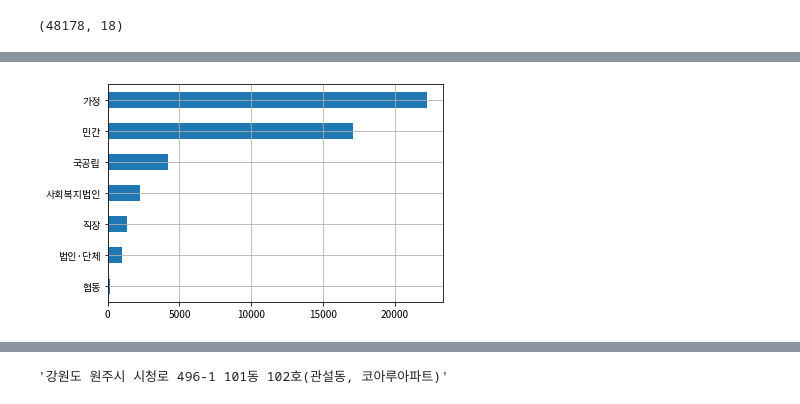
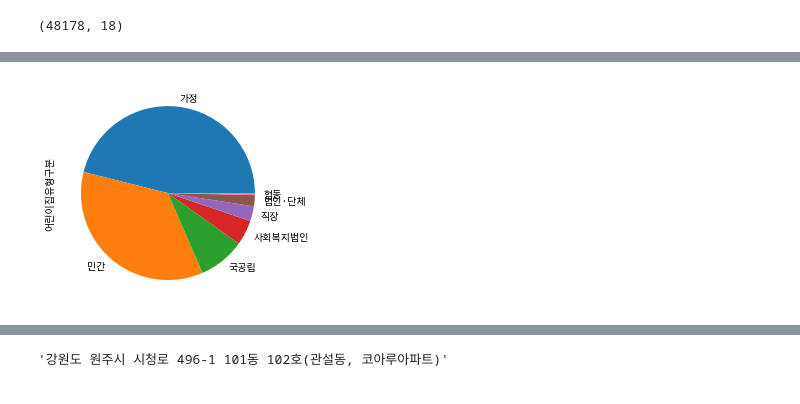
Before and after one commit to ahastudio/CodingLife, a Jupyter notebook: 20190908/python/child-house.ipynb, the cells around one changed output, grey strips where cells are left out. Saved outputs shown, nothing was run; the diff lists cells and outputs as text; code cells hidden in the pictures.

Commit message:
DataFrame 정리

```diff
--- a/20190908/python/child-house.ipynb
+++ b/20190908/python/child-house.ipynb
@@ -75,0 +87,8 @@ Name: 어린이집유형구분, dtype: int64
+# %%
+simple_df = df.drop(columns=[
+    '어린이집전화번호', '어린이집팩스번호',
+    '보육실수', '놀이터수', 'CCTV설치수', '통학차량운영여부', '홈페이지주소',
+    '데이터기준일자', '제공기관코드', '제공기관명', 'Unnamed: 17'
+])
+
+simple_df.head()
@@ -76,6 +115,8 @@ Name: 어린이집유형구분, dtype: int64
 # %%
-df['어린이집유형구분'].value_counts().sort_values().plot(kind='barh', grid=True)
+data = simple_df['어린이집유형구분'].value_counts()
+
+data.plot.pie()
 
 plt.show()
 # %% [output]
-[figure, old version]
+[figure, new version]
```
Also changed, not shown: parts of 14 cells of this notebook, 1 other file.
